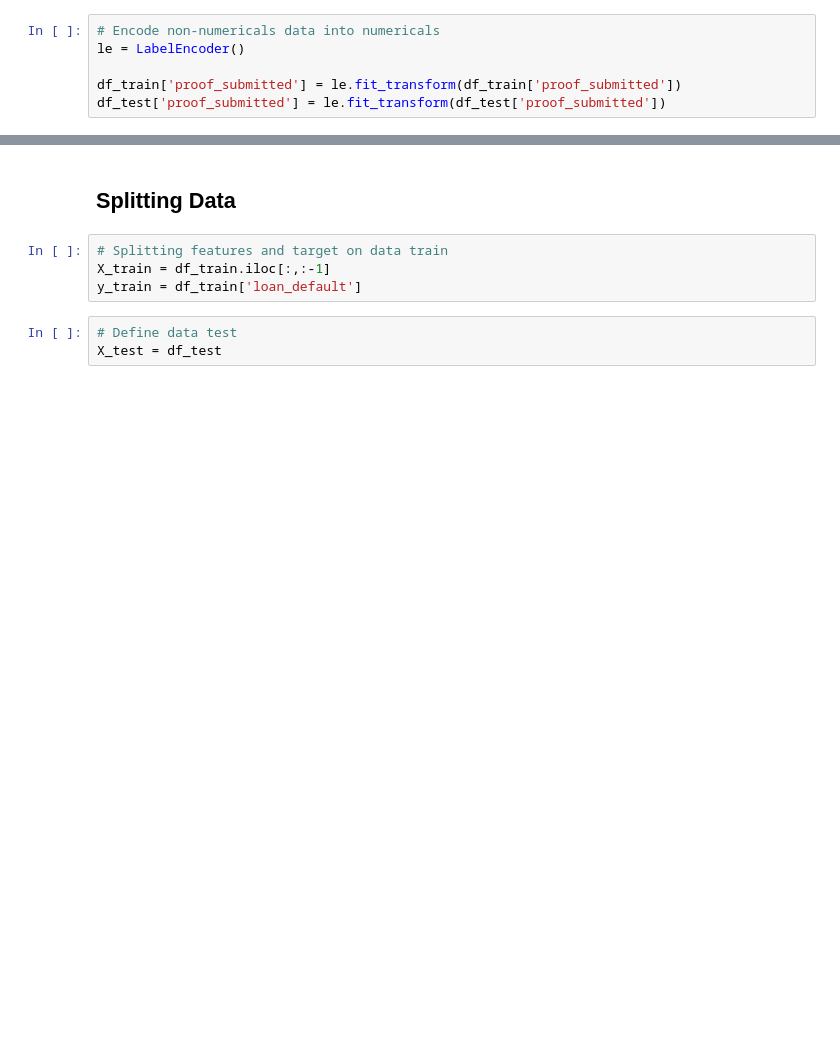
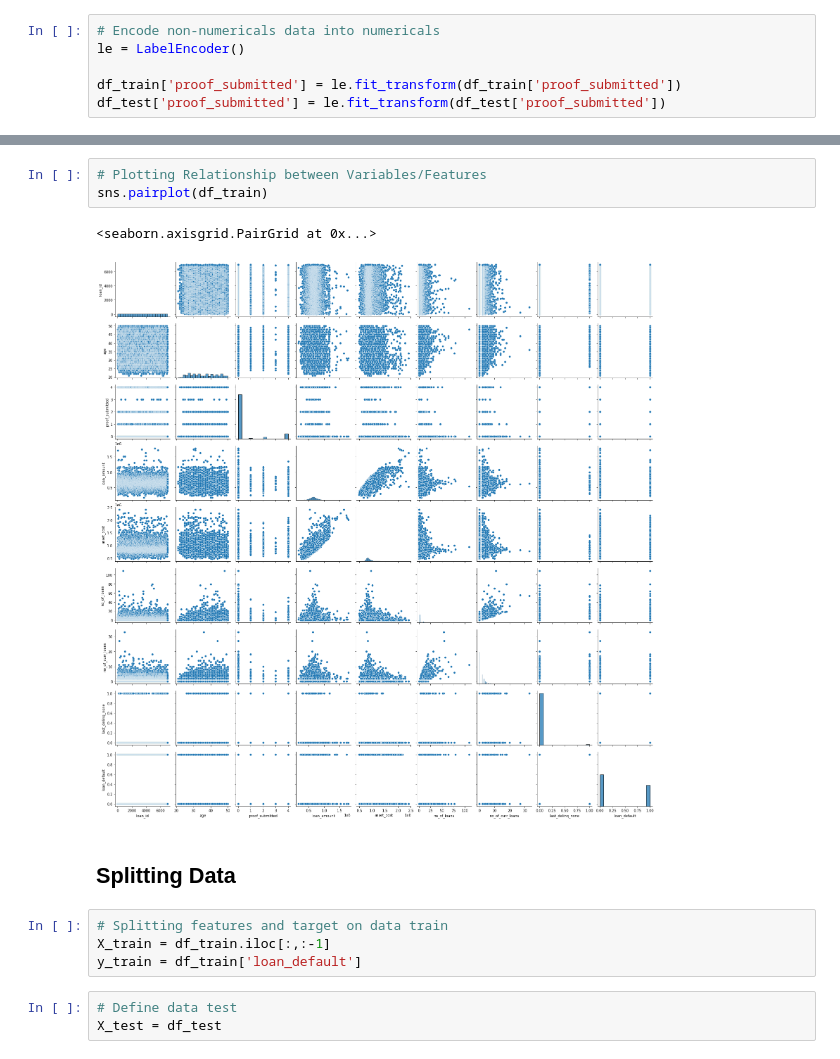
Before and after one commit to despygurl/AV-Loan_def_pred, a Jupyter notebook: Loan_Def_Pred.ipynb, the cells around one changed output, grey strips where cells are left out. Saved outputs shown, nothing was run; the diff lists cells and outputs as text; blank space fills up the shorter version.

```diff
--- a/Loan_Def_Pred.ipynb
+++ b/Loan_Def_Pred.ipynb
@@ -161,3 +223,9 @@ df_test['proof_submitted'] = le.fit_transform(df_test['proof_submitted'])
+# %%
+# Plotting Relationship between Variables/Features
+sns.pairplot(df_train)
+# %% [output]
+<seaborn.axisgrid.PairGrid at 0x...>
+[figure, added]
 # %% [markdown]
 ## Splitting Data
 # %%
```
Also changed, not shown: parts of 12 cells of this notebook.
